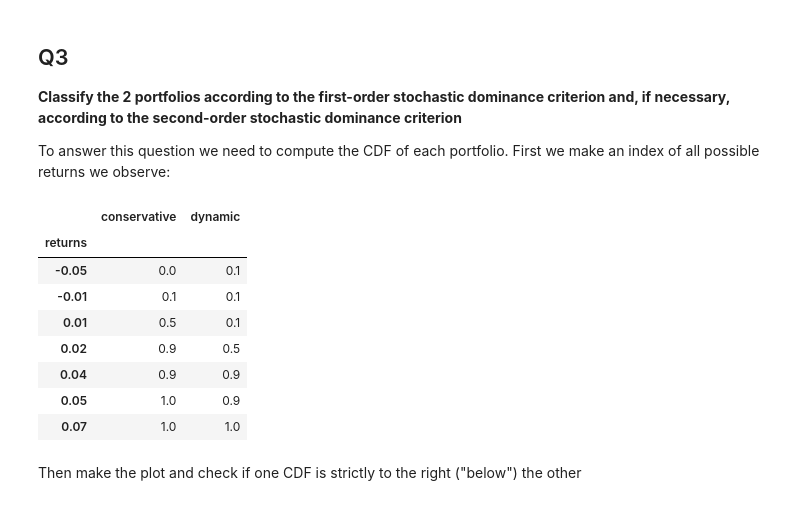
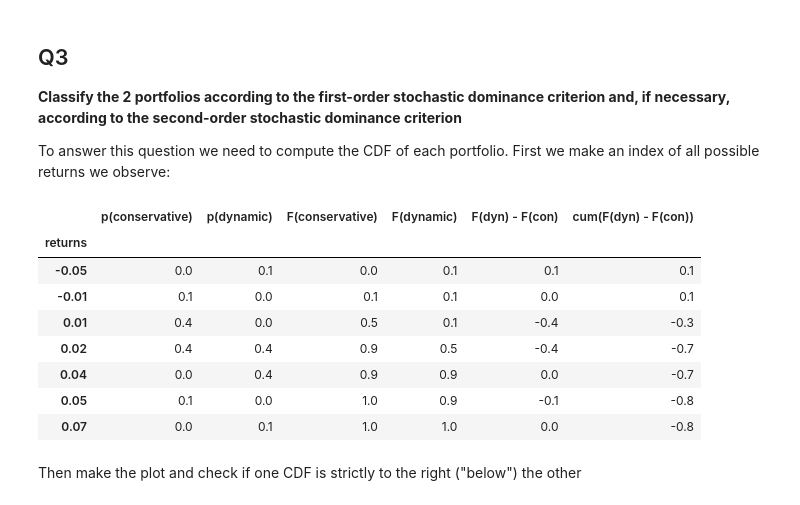
Before and after one commit to jessegrabowski/mbfa_financial_markets_2023, a Jupyter notebook: notebooks/CC1 2023-2024 Correction.ipynb, the cells around one changed output. Saved outputs shown, nothing was run; the diff lists cells and outputs as text; code cells hidden in the pictures.

```diff
--- a/notebooks/CC1 2023-2024 Correction.ipynb
+++ b/notebooks/CC1 2023-2024 Correction.ipynb
@@ -313,19 +314,23 @@ To answer this question we need to compute the CDF of each portfolio. First we m
 # %%
 conservative_df = q2_df['Conservative'].reset_index(drop=True).to_frame().rename(columns={'Conservative':'returns'}).assign(conservative = q2_p).set_index('returns')
 dynamic_df = q2_df['Dynamic'].reset_index(drop=True).to_frame().rename(columns={'Dynamic':'returns'}).assign(dynamic = q2_p).set_index('returns')
+cdf_table = conservative_df.join(dynamic_df, how='outer').fillna(0)
+cdf_table.rename(columns = lambda x: f'p({x})', inplace=True)
+cdf_table = cdf_table.join(conservative_df.join(dynamic_df, how='outer').fillna(0).cumsum(axis=0).rename(columns=lambda x: f'F({x})'))
 
-cdf_table = conservative_df.join(dynamic_df, how='outer').fillna(0).cumsum(axis=0)
+cdf_table['F(dyn) - F(con)'] = cdf_table['F(dynamic)'] - cdf_table[f'F(conservative)']
+cdf_table['cum(F(dyn) - F(con))'] = cdf_table['F(dyn) - F(con)'].cumsum()
 cdf_table
 # %% [output]
-|  | conservative | dynamic |
-| returns |  |  |
-| -0.05 | 0.0 | 0.1 |
-| -0.01 | 0.1 | 0.1 |
-| 0.01 | 0.5 | 0.1 |
-| 0.02 | 0.9 | 0.5 |
-| 0.04 | 0.9 | 0.9 |
-| 0.05 | 1.0 | 0.9 |
-| 0.07 | 1.0 | 1.0 |
+|  | p(conservative) | p(dynamic) | F(conservative) | F(dynamic) | F(dyn) - F(con) | cum(F(dyn) - F(con)) |
+| returns |  |  |  |  |  |  |
+| -0.05 | 0.0 | 0.1 | 0.0 | 0.1 | 0.1 | 0.1 |
+| -0.01 | 0.1 | 0.0 | 0.1 | 0.1 | 0.0 | 0.1 |
+| 0.01 | 0.4 | 0.0 | 0.5 | 0.1 | -0.4 | -0.3 |
+| 0.02 | 0.4 | 0.4 | 0.9 | 0.5 | -0.4 | -0.7 |
+| 0.04 | 0.0 | 0.4 | 0.9 | 0.9 | 0.0 | -0.7 |
+| 0.05 | 0.1 | 0.0 | 1.0 | 0.9 | -0.1 | -0.8 |
+| 0.07 | 0.0 | 0.1 | 1.0 | 1.0 | 0.0 | -0.8 |
 # %% [markdown]
 Then make the plot and check if one CDF is strictly to the right ("below") the other
 # %%
```
Also changed, not shown: parts of 5 cells of this notebook.
